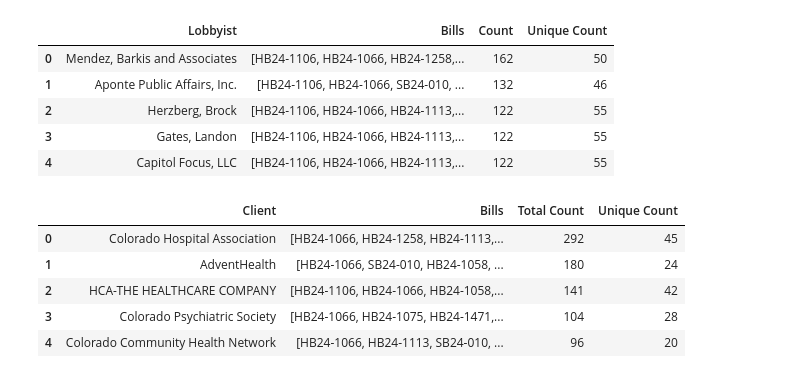
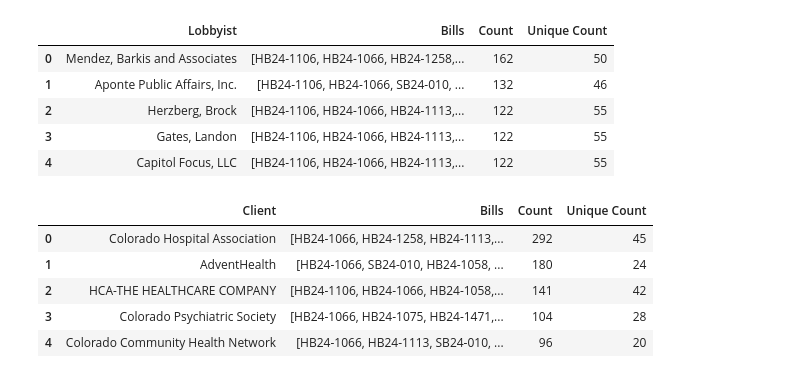
Before and after one commit to juliakirk/Web-Data-Science, a Jupyter notebook: finalProject.ipynb, the cells around one changed output. Drawn from its saved outputs; the diff is of its cells as text; code cells hidden in the pictures.

```diff
--- a/finalProject.ipynb
+++ b/finalProject.ipynb
@@ -69,19 +93,20 @@ lobbyist_df.head()
 | 3 | Gates, Landon | [HB24-1106, HB24-1066, HB24-1113,... | 122 | 55 |
 | 4 | Capitol Focus, LLC | [HB24-1106, HB24-1066, HB24-1113,... | 122 | 55 |
 # %%
+# group by client and create DF
 client_df = lobbyingDF.groupby('Client').agg({ # groups by client
     'Bill #': [
         lambda x: list(dict.fromkeys(x)), # creates list of bills for the client
-        'count', # count the total number of bills for the client
-        lambda x: len(set(x)) # calculate the number of unique bills for a client
+        'count', # count the total number of lobbying occurances for the client
+        lambda x: len(set(x)) # calculate the number of unique bills a client is on
     ]
 }).reset_index()
 # create dataframe and sort by total count
-client_df.columns = ['Client', 'Bills', 'Total Count', 'Unique Count']
-client_df = client_df.sort_values(by='Total Count', ascending=False).reset_index(drop=True)
+client_df.columns = ['Client', 'Bills', 'Count', 'Unique Count']
+client_df = client_df.sort_values(by='Count', ascending=False).reset_index(drop=True)
 client_df.head()
 # %% [output]
-|  | Client | Bills | Total Count | Unique Count |
+|  | Client | Bills | Count | Unique Count |
 | 0 | Colorado Hospital Association | [HB24-1066, HB24-1258, HB24-1113,... | 292 | 45 |
 | 1 | AdventHealth | [HB24-1066, SB24-010, HB24-1058, ... | 180 | 24 |
 | 2 | HCA-THE HEALTHCARE COMPANY | [HB24-1106, HB24-1066, HB24-1058,... | 141 | 42 |
```
Also changed, not shown: parts of 25 cells of this notebook, 1 other file.
